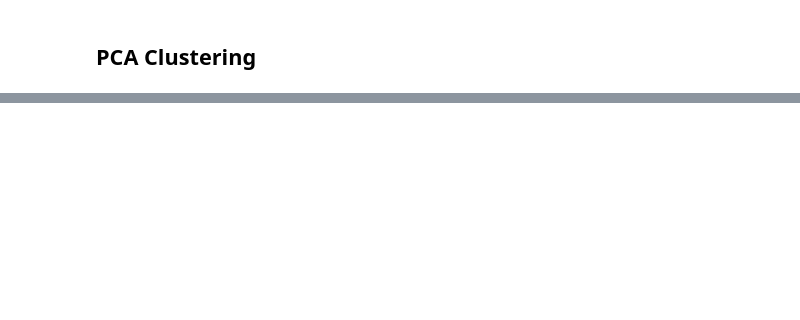
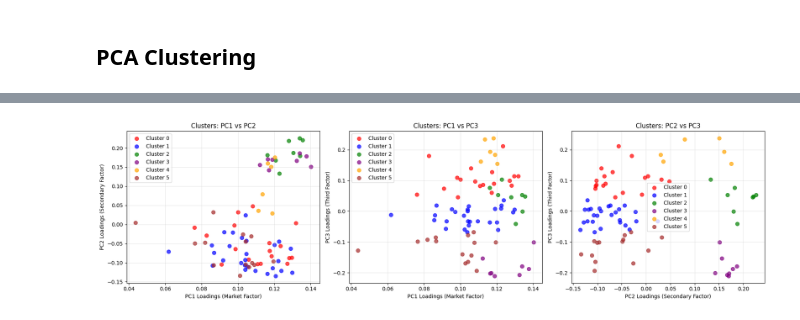
Before and after one commit to MibhaelGray/Cointegration, a Jupyter notebook: data/PCA.ipynb, the cells around one changed output, grey strips where cells are left out. Saved outputs shown, nothing was run; the diff lists cells and outputs as text; code cells hidden in the pictures; blank space fills up the shorter version.

```diff
--- a/data/PCA.ipynb
+++ b/data/PCA.ipynb
@@ -171,0 +237,53 @@ Cumulative variance explained: [0.38341151 0.45014053 0.49563819 0.53199155 0.56
+# %%
+def visualize_stock_clusters(loadings_df, n_components=3):
+    """
+    Visualize stock clusters in PCA loading space
+    """
+    fig, axes = plt.subplots(1, 3, figsize=(18, 5))
+
+    colors = ['red', 'blue', 'green', 'purple', 'orange', 'brown', 'pink', 'gray']
+    n_clusters = loadings_df['Cluster'].nunique()
+
+    # PC1 vs PC2
+    for i in range(n_clusters):
+        mask = loadings_df['Cluster'] == i
+        axes[0].scatter(loadings_df.loc[mask, 'PC1'],
+                       loadings_df.loc[mask, 'PC2'],
+                       c=colors[i], label=f'Cluster {i}', alpha=0.7, s=50)
+    axes[0].set_xlabel('PC1 Loadings (Market Factor)')
+    axes[0].set_ylabel('PC2 Loadings (Secondary Factor)')
+    axes[0].set_title('Clusters: PC1 vs PC2')
+    axes[0].legend()
+    axes[0].grid(True, alpha=0.3)
+
+    # PC1 vs PC3
+    for i in range(n_clusters):
+        mask = loadings_df['Cluster'] == i
+        axes[1].scatter(loadings_df.loc[mask, 'PC1'],
+                       loadings_df.loc[mask, 'PC3'],
+                       c=colors[i], label=f'Cluster {i}', alpha=0.7, s=50)
+    axes[1].set_xlabel('PC1 Loadings (Market Factor)')
+    axes[1].set_ylabel('PC3 Loadings (Third Factor)')
+    axes[1].set_title('Clusters: PC1 vs PC3')
+    axes[1].legend()
+    axes[1].grid(True, alpha=0.3)
+
+    # PC2 vs PC3
+    for i in range(n_clusters):
+        mask = loadings_df['Cluster'] == i
+        axes[2].scatter(loadings_df.loc[mask, 'PC2'],
+                       loadings_df.loc[mask, 'PC3'],
+                       c=colors[i], label=f'Cluster {i}', alpha=0.7, s=50)
+    axes[2].set_xlabel('PC2 Loadings (Secondary Factor)')
+    axes[2].set_ylabel('PC3 Loadings (Third Factor)')
+    axes[2].set_title('Clusters: PC2 vs PC3')
+    axes[2].legend()
+    axes[2].grid(True, alpha=0.3)
+
+    plt.tight_layout()
+    plt.show()
+
+# Visualize the clusters
+visualize_stock_clusters(cluster_results)
+# %% [output]
+[figure, added]
```
Also changed, not shown: parts of 4 cells of this notebook, 2 other files.
